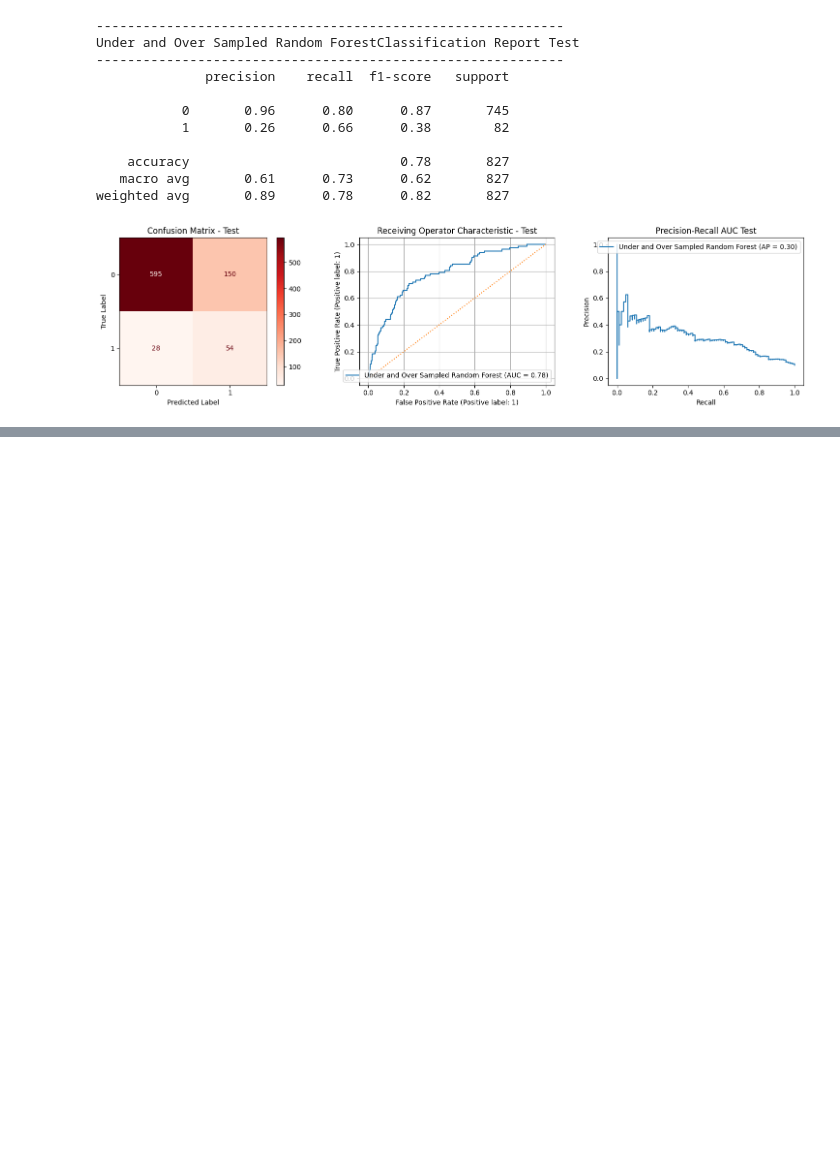
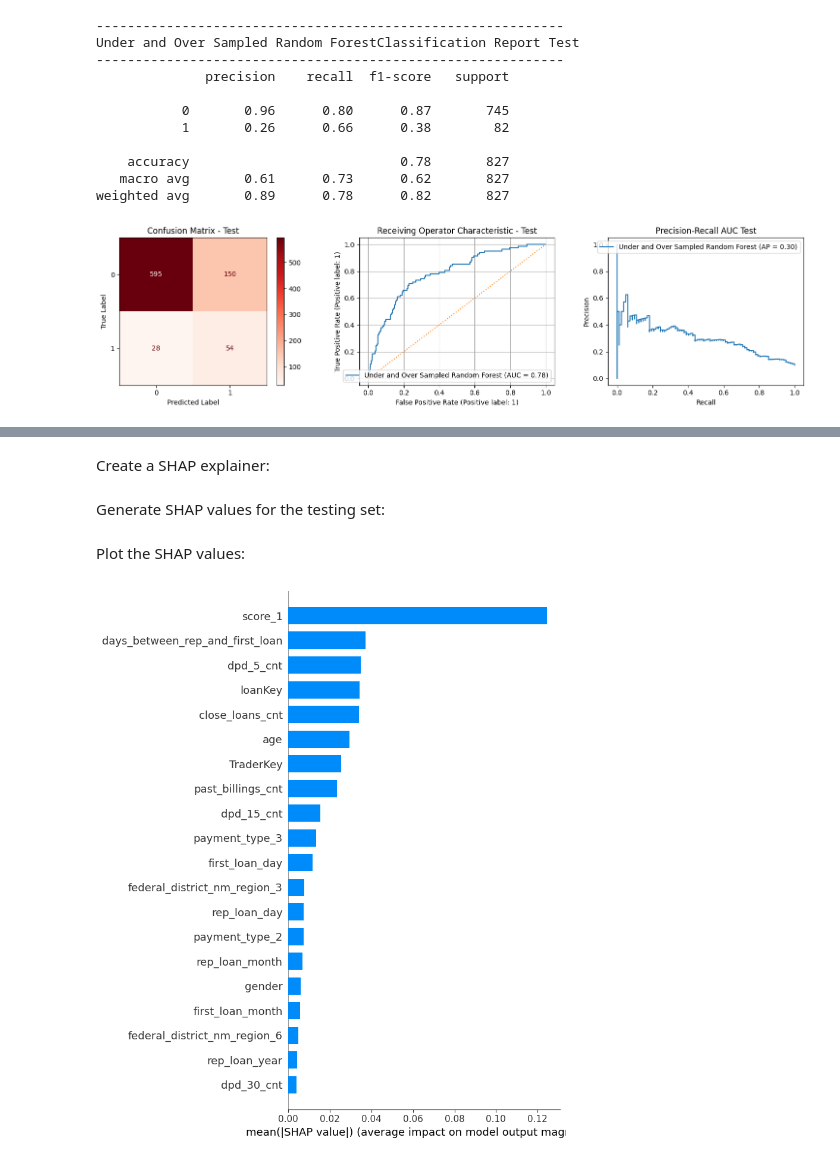
Before and after one commit to brdeleon/flagging_loans_shapley_values, a Jupyter notebook: flagging_loans_final_model.ipynb, the cells around one changed output, grey strips where cells are left out. Cells and saved outputs as stored; diff of their text form; code cells hidden in the pictures; blank space fills up the shorter version.

```diff
--- a/flagging_loans_final_model.ipynb
+++ b/flagging_loans_final_model.ipynb
@@ -436,0 +334,2 @@ NameError: ignored
+# %% [markdown]
+Create a SHAP explainer:
@@ -436,0 +341,12 @@ NameError: ignored
+# %% [markdown]
+Generate SHAP values for the testing set:
+# %%
+shap_values = explainer.shap_values(X_test)
+# %% [markdown]
+Plot the SHAP values:
+# %%
+# Specify shap values for the target class, X_test as our feature values, and bar plot type
+shap.summary_plot(shap_values[1], X_test, plot_type='bar', show=False)
+plt.show()
+# %% [output]
+[figure, added]
```
Also changed, not shown: parts of 51 cells of this notebook.
